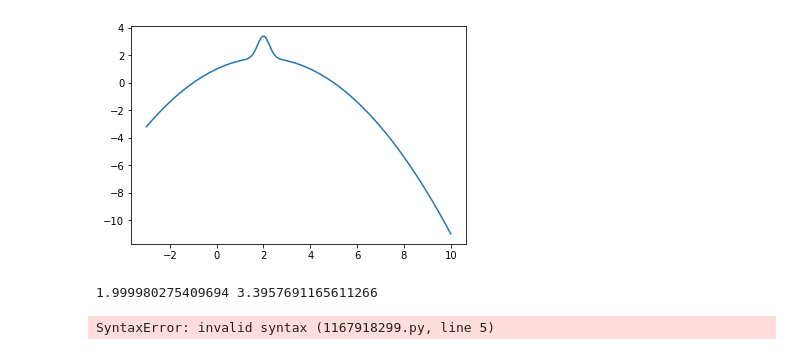
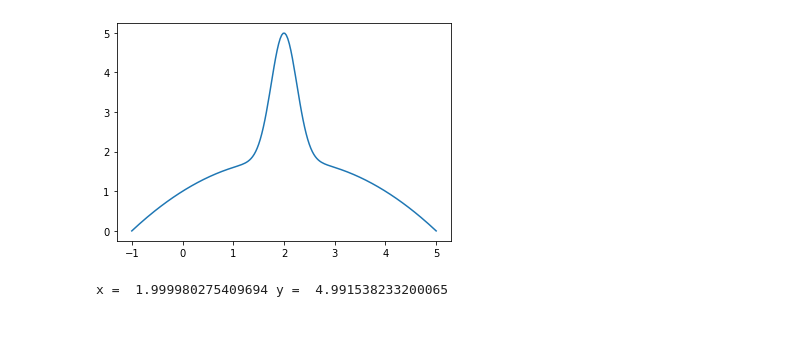
Before and after one commit to Yehan-Edirisinghe/Labo_cal, a Jupyter notebook: temi_esame/03-02-2023/Untitled.ipynb, the cells around one changed output. Cells and saved outputs as stored; diff of their text form; code cells hidden in the pictures; blank space fills up the shorter version.

```diff
--- a/temi_esame/03-02-2023/Untitled.ipynb
+++ b/temi_esame/03-02-2023/Untitled.ipynb
@@ -7,9 +9,10 @@ from functions import max_sez_aurea as maxa
 # %%
 def parab(x,a,b,c):
+    x = np.array(x)
     return a*np.power(x,2) + b*np.array(x) + c
 # %%
 def gauss(x,mu,sigma):
     return stats.toy_Gauss().normal(mu,sigma)
 # %%
-def f(x,a,b,c,mu,sigma):
-    return parab(x,a,b,c) + norm.pdf(x,mu,sigma)
+def f(x,a,b,c,mu,sigma,totn):
+    return totn*(parab(x,a,b,c) + 2*norm.pdf(x,mu,sigma))
@@ -17,26 +23,27 @@ def f(x,a,b,c,mu,sigma):
 a, b, c = -0.2, 0.8, 1
 mu, sigma = 2, 0.25
 # %%
-x = np.linspace(-3,10,200)
-y = [f(x,a,b,c,mu,sigma) for x in x]
+x = np.linspace(-1,5,200)
+y = [f(x,a,b,c,mu,sigma,1.0) for x in x]
 plt.plot(x,y)
 plt.show()
 # %% [output]
-[figure, old version]
+[figure, new version]
 # %%
-xmax,ymax = maxa(f, -1.5,5, a,b,c,mu,sigma)
-print(xmax,ymax)
+xmax,ymax = maxa(f, -1.5,5, a,b,c,mu,sigma,1.0)
+print("x = ",xmax,"y = ",ymax)
 # %% [output]
-1.999980275409694 3.3957691165611266
+x =  1.999980275409694 y =  4.991538233200065
 # %%
-def try_catch(f,xmin,xmax,fmax,N=1000,*args):
+def try_catch(f,xmin,xmax,fmax,N,*args):
     data = []
     counter = 0
     for i in range(N):
         x = np.random.uniform(xmin,xmax)
         y = np.random.uniform(0,fmax)
-        if f(x,*args) < y:
-            #data.append(x,y)
+        if f(x,*args) > y:
+            data.append(x)
             counter +=1
+    p = counter/N
+    A = (xmax-xmin)*fmax
+    return data
-# %% [output]
-SyntaxError: invalid syntax (1167918299.py, line 5)
```
Also changed, not shown: parts of 5 cells of this notebook.
